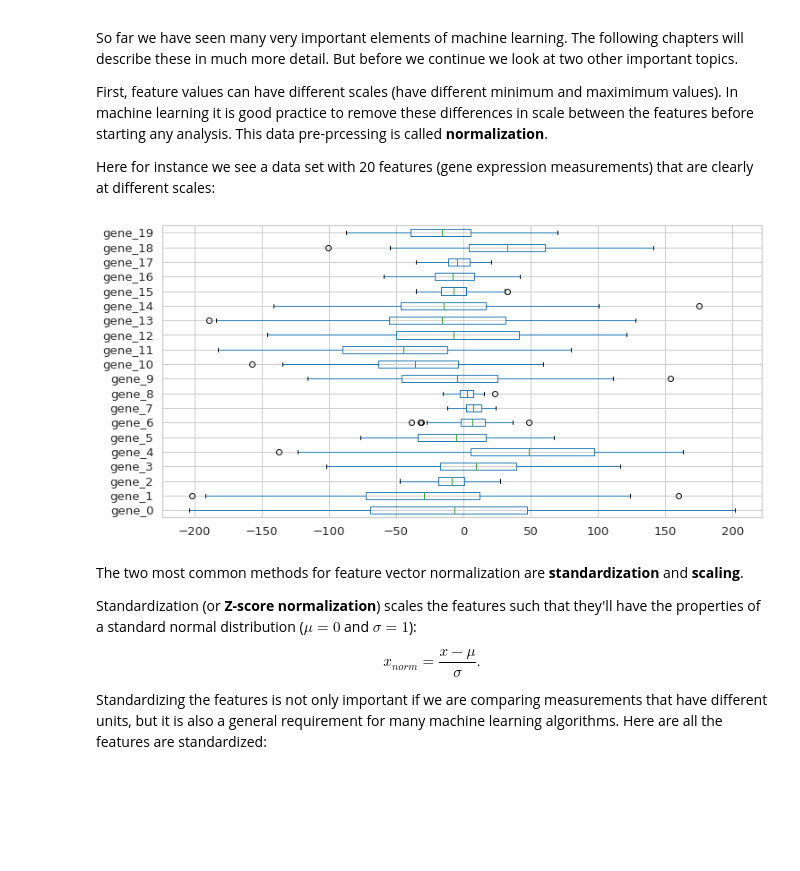
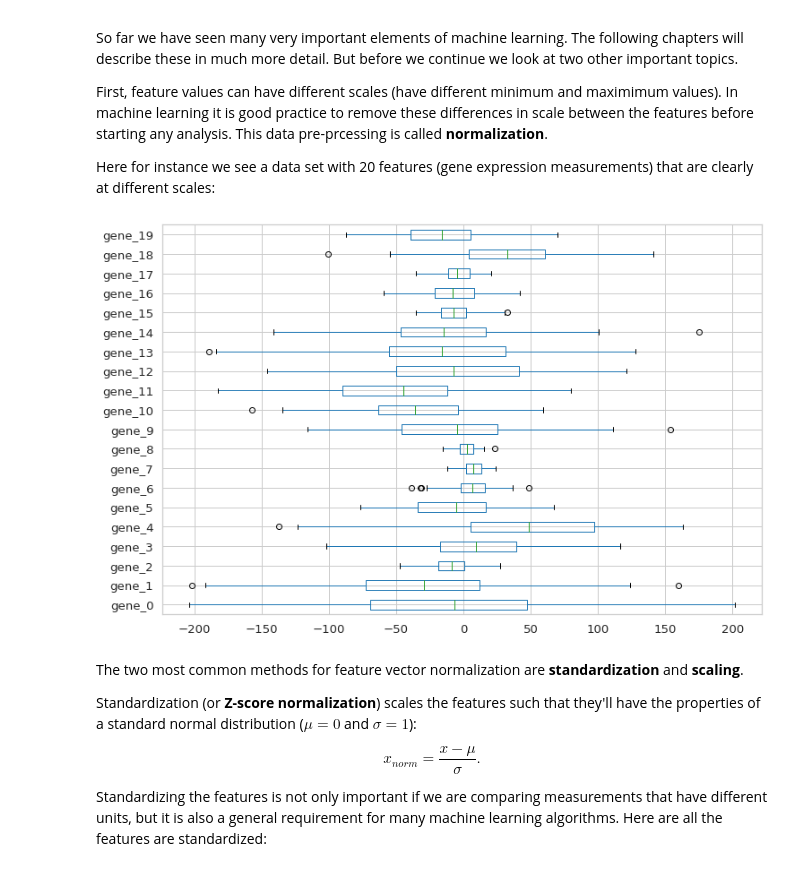
Before and after one commit to mtthsmoore/PRACTUNFINISHED_class_K-means, a Jupyter notebook: notebooks/0_introduction/0_Introduction.ipynb, the cells around one changed output. Drawn from its saved outputs; the diff is of its cells as text; code cells hidden in the pictures; blank space fills up the shorter version.

```diff
--- a/notebooks/0_introduction/0_Introduction.ipynb
+++ b/notebooks/0_introduction/0_Introduction.ipynb
@@ -327,11 +325,11 @@ First, feature values can have different scales (have different minimum and maxi
 Here for instance we see a data set with 20 features (gene expression measurements) that are clearly at different scales:
 # %%
 dataset_unscaled = pd.read_csv('https://raw.githubusercontent.com/sdgroeve/Machine_Learning_course_UGent_D012554/master/notebooks/0_introduction/unscaled_dataset.csv',sep=',')
-plt.figure(figsize=(12,6))
+plt.figure(figsize=(12,8))
 dataset_unscaled.boxplot(vert=False)
 plt.show()
 # %% [output]
-[figure, old version]
+[figure, new version]
 # %% [markdown]
 The two most common methods for feature vector normalization are **standardization** and **scaling**.
 
```
Also changed, not shown: parts of 7 cells of this notebook.
